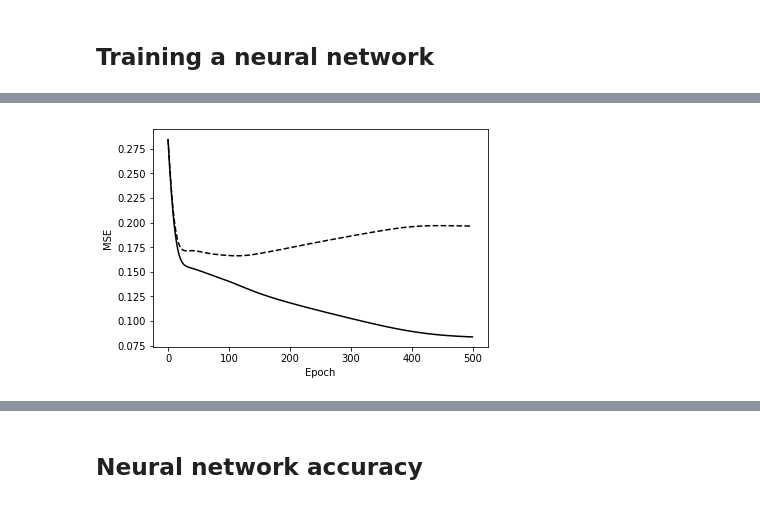
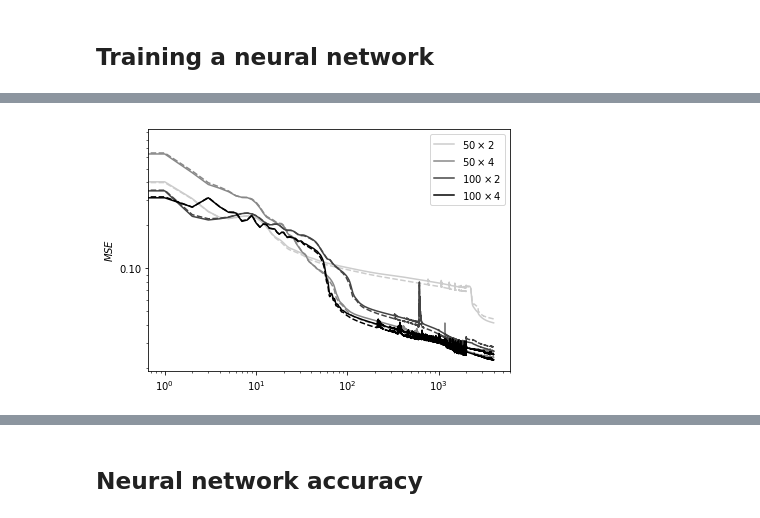
Before and after one commit to cisprague/iros2019, a Jupyter notebook: notebooks/spacecraft.ipynb, the cells around one changed output, grey strips where cells are left out. Cells and saved outputs as stored; diff of their text form; code cells hidden in the pictures.

```diff
--- a/notebooks/spacecraft.ipynb
+++ b/notebooks/spacecraft.ipynb
@@ -468,6 +442,7 @@ res = np.load('spacecraft_db_beta_homotopy_a0.npy')
 # %%
 #np.save('spacecraft_db_beta_homotopy_a0.npy', res)
 # %%
+%matplotlib
 # plot database homotopy
 alpha = 0
 for i, r in enumerate(res):
@@ -476,8 +451,8 @@ for i, r in enumerate(res):
     l0 = z[2:]
     tl, sl, ul = seg.propagate(tf, s0, l0, alpha, u=True)
     if i == 0:
-        fig, ax = seg.plot_traj(sl, alpha=0.1)
+        fig, ax = seg.plot_traj(sl, alpha=0.01)
         ax.set_aspect('equal')
     else:
-        seg.plot_traj(sl, ax=ax, alpha=0.1)
+        seg.plot_traj(sl, ax=ax, alpha=0.01)
 plt.show()
@@ -489,9 +462,9 @@ plt.show()
 ## Database homotopy $\alpha \times [0, 1], \beta = 1$
 # %%
 # get effort optimal trajectories
-s0zl = res[np.argwhere(res[:,2] >= 0.999).flatten(), :2]
+#s0zl = res[np.argwhere(res[:,2] >= 0.998).flatten(), :2]
 alpha = 0
 alphag = 1
-seg.beta == 0.99999
-#T = seg.homotopy_db(s0zl, alpha, Tlb, Tub, lb, alphag, step=0.01)
+seg.beta = 0.999
+#T = seg.homotopy_db(s0zl, alpha, Tlb, Tub, lb, alphag, step=0.1)
 T = np.load('spacecraft_db_alpha_homotopy_beta_1.npy')
@@ -498,6 +473,8 @@ T = np.load('spacecraft_db_alpha_homotopy_beta_1.npy')
 # %%
 #np.save('spacecraft_db_alpha_homotopy_beta_1.npy', T)
 # %%
+%matplotlib
+seg.beta = 0.999
 # plot database homotopy
 fig1, ax1 = plt.subplots(1)
 for i, r in enumerate(T):
@@ -512,5 +489,10 @@ for i, r in enumerate(T):
     else:
         seg.plot_traj(sl, ax=ax, alpha=0.01)
 
+ax.set_xlabel('x')
+ax.set_ylabel('y')
+ax.set_zlabel('z')
+
+fig.tight_layout()
 #fig.savefig('spacecraft_s_alpha_homotopy_db.pdf', bbox_inches='tight')
 plt.show()
@@ -531,9 +519,12 @@ db = db[np.hstack((np.argwhere(db[:,8] == 1).flatten(), np.argwhere(db[:,8] == 0
 # %%
-Tb1 = np.load('spacecraft_z_alpha_homotopy_beta_1.npy'); seg.beta = 0.9999
+Tb1 = np.load('spacecraft_z_alpha_homotopy_beta_1.npy'); seg.beta = 0.999
 db = list()
 for r in Tb1:
     z, alpha = r
-    tl, sl, ul = seg.propagate(z[0], s0, z[2:], alpha, u=True, atol=1e-14, rtol=1e-14)
+    tl, sl, ul = seg.propagate(z[0], s0, z[2:], alpha, u=True, atol=1e-13, rtol=1e-13)
+    sl[:,0:3] /= seg.L
+    sl[:,3:6] /= seg.V
+    sl[:,6] /= seg.M
     d = np.hstack((
         sl[:, :seg.sdim],
         np.full((len(sl), 1), alpha),
@@ -576,9 +572,27 @@ Episode 499; Testing Loss 0.0917131641437805; Training Loss 0.09163979027242837
 fig, ax = plt.subplots(1)
 ax.plot(mlp.ltrn, "k-")
 ax.plot(mlp.ltst, "k--")
-ax.set_xlabel('Epoch')
-ax.set_ylabel('MSE')
-#ax.set_xscale('log')
+#ax.set_yscale('log')
+ax.set_xscale('log')
+
 plt.show()
-# %% [output]
-[figure, removed]
+# %%
+snets = cp.load(open("../src/spacecraft_nets.p", "rb"))
+fig, ax = plt.subplots(1, sharex=True, sharey=False)
+
+# line colours
+colors = np.linspace(0.8, 0, 4)
+
+# pendulum nets
+for i, net in enumerate(snets):
+    ax.plot(net.ltrn, color=str(colors[i]), linestyle="-", label=r'${} \times {}$'.format(net.shape[1], net.nl-2))
+    ax.plot(net.ltst, color=str(colors[i]), linestyle="--")
+ax.set_xscale('log')
+ax.set_yscale('log')
+ax.set_ylabel(r'$MSE$')
+ax.yaxis.set_major_formatter(FormatStrFormatter('%.2f'))
+fig.tight_layout()
+ax.legend(loc='best')
+plt.show()
+# %% [output]
+[figure, added]
```
Also changed, not shown: parts of 48 cells of this notebook, 10 other files.
